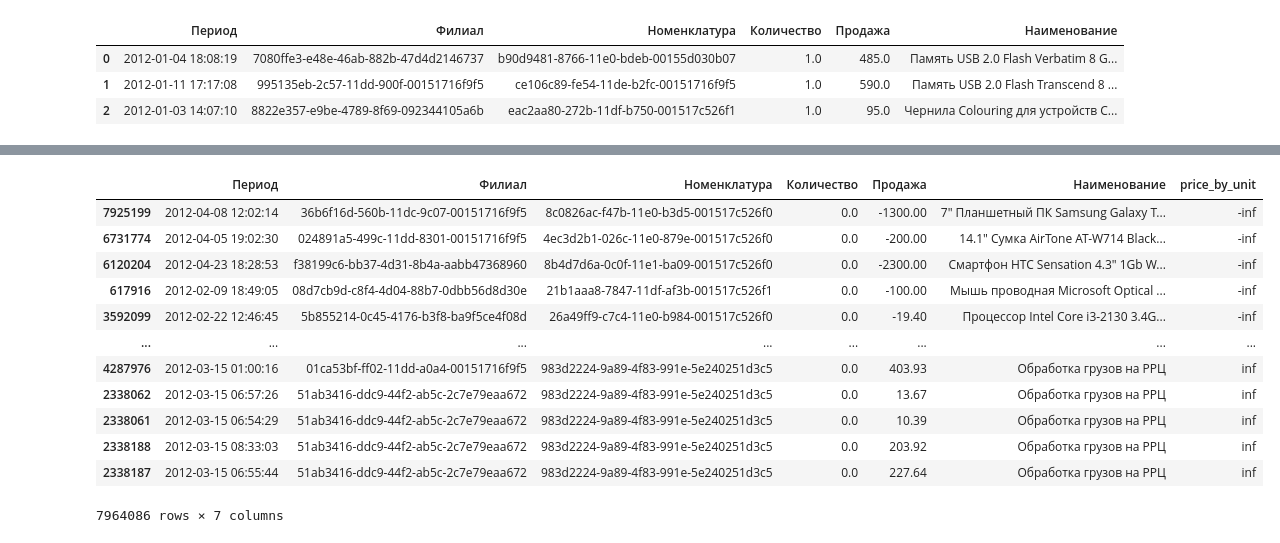
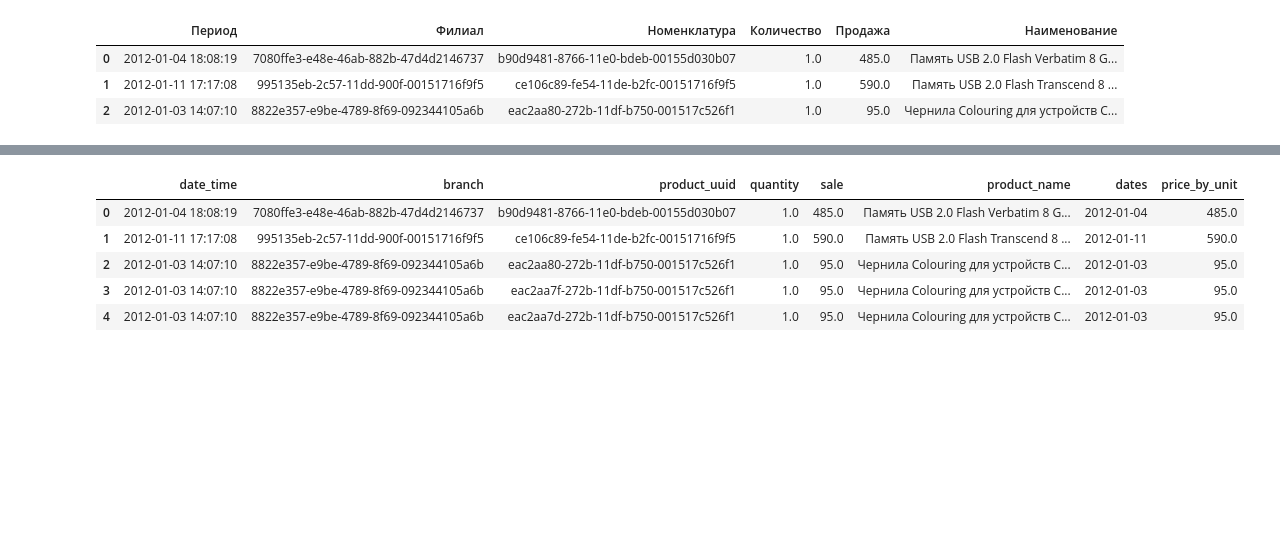
Before and after one commit to xenophorus/pyPlayGround, a Jupyter notebook: Untitled.ipynb, the cells around one changed output, grey strips where cells are left out. Cells and saved outputs as stored; diff of their text form; code cells hidden in the pictures; blank space fills up the shorter version.

```diff
--- a/Untitled.ipynb
+++ b/Untitled.ipynb
@@ -63,2 +66,4 @@ df_names_sales['Период'] = pd.to_datetime(a, yearfirst=True)
+# %%
+df_names_sales.columns = ["date_time", "branch", "product_uuid", "quantity", "sale", "product_name"]
 # %%
-df_names_sales.info()
+df_names_sales["dates"] = df_names_sales["date_time"].dt.date
@@ -79,2 +70,2 @@ memory usage: 364.6+ MB
 # %%
-df_names_sales[df_names_sales['Количество'] > 1].sort_values('Количество', ascending=False)
+df_names_sales = df_names_sales[df_names_sales['quantity'] > 0]
@@ -95,18 +72,11 @@ df_names_sales[df_names_sales['Количество'] > 1].sort_values('Коли
 # %%
-df_names_sales['price_by_unit'] = df_names_sales['Продажа'] / df_names_sales['Количество']
+df_names_sales['price_by_unit'] = df_names_sales['sale'] / df_names_sales['quantity']
 # %%
-df_names_sales.sort_values("price_by_unit")
+df_names_sales.head()
 # %% [output]
-|  | Период | Филиал | Номенклатура | Количество | Продажа | Наименование | price_by_unit |
-| 7925199 | 2012-04-08 12:02:14 | 36b6f16d-560b-11dc-9c07-00151716f9f5 | 8c0826ac-f47b-11e0-b3d5-001517c526f0 | 0.0 | -1300.00 | 7" Планшетный ПК Samsung Galaxy T... | -inf |
-| 6731774 | 2012-04-05 19:02:30 | 024891a5-499c-11dd-8301-00151716f9f5 | 4ec3d2b1-026c-11e0-879e-001517c526f0 | 0.0 | -200.00 | 14.1" Сумка AirTone AT-W714 Black... | -inf |
-| 6120204 | 2012-04-23 18:28:53 | f38199c6-bb37-4d31-8b4a-aabb47368960 | 8b4d7d6a-0c0f-11e1-ba09-001517c526f0 | 0.0 | -2300.00 | Смартфон HTC Sensation 4.3" 1Gb W... | -inf |
-| 617916 | 2012-02-09 18:49:05 | 08d7cb9d-c8f4-4d04-88b7-0dbb56d8d30e | 21b1aaa8-7847-11df-af3b-001517c526f1 | 0.0 | -100.00 | Мышь проводная Microsoft Optical ... | -inf |
-| 3592099 | 2012-02-22 12:46:45 | 5b855214-0c45-4176-b3f8-ba9f5ce4f08d | 26a49ff9-c7c4-11e0-b984-001517c526f0 | 0.0 | -19.40 | Процессор Intel Core i3-2130 3.4G... | -inf |
-| ... | ... | ... | ... | ... | ... | ... | ... |
-| 4287976 | 2012-03-15 01:00:16 | 01ca53bf-ff02-11dd-a0a4-00151716f9f5 | 983d2224-9a89-4f83-991e-5e240251d3c5 | 0.0 | 403.93 | Обработка грузов на РРЦ | inf |
-| 2338062 | 2012-03-15 06:57:26 | 51ab3416-ddc9-44f2-ab5c-2c7e79eaa672 | 983d2224-9a89-4f83-991e-5e240251d3c5 | 0.0 | 13.67 | Обработка грузов на РРЦ | inf |
-| 2338061 | 2012-03-15 06:54:29 | 51ab3416-ddc9-44f2-ab5c-2c7e79eaa672 | 983d2224-9a89-4f83-991e-5e240251d3c5 | 0.0 | 10.39 | Обработка грузов на РРЦ | inf |
-| 2338188 | 2012-03-15 08:33:03 | 51ab3416-ddc9-44f2-ab5c-2c7e79eaa672 | 983d2224-9a89-4f83-991e-5e240251d3c5 | 0.0 | 203.92 | Обработка грузов на РРЦ | inf |
-| 2338187 | 2012-03-15 06:55:44 | 51ab3416-ddc9-44f2-ab5c-2c7e79eaa672 | 983d2224-9a89-4f83-991e-5e240251d3c5 | 0.0 | 227.64 | Обработка грузов на РРЦ | inf |
+|  | date_time | branch | product_uuid | quantity | sale | product_name | dates | price_by_unit |
+| 0 | 2012-01-04 18:08:19 | 7080ffe3-e48e-46ab-882b-47d4d2146737 | b90d9481-8766-11e0-bdeb-00155d030b07 | 1.0 | 485.0 | Память USB 2.0 Flash Verbatim 8 G... | 2012-01-04 | 485.0 |
+| 1 | 2012-01-11 17:17:08 | 995135eb-2c57-11dd-900f-00151716f9f5 | ce106c89-fe54-11de-b2fc-00151716f9f5 | 1.0 | 590.0 | Память USB 2.0 Flash Transcend 8 ... | 2012-01-11 | 590.0 |
+| 2 | 2012-01-03 14:07:10 | 8822e357-e9be-4789-8f69-092344105a6b | eac2aa80-272b-11df-b750-001517c526f1 | 1.0 | 95.0 | Чернила Colouring для устройств C... | 2012-01-03 | 95.0 |
+| 3 | 2012-01-03 14:07:10 | 8822e357-e9be-4789-8f69-092344105a6b | eac2aa7f-272b-11df-b750-001517c526f1 | 1.0 | 95.0 | Чернила Colouring для устройств C... | 2012-01-03 | 95.0 |
+| 4 | 2012-01-03 14:07:10 | 8822e357-e9be-4789-8f69-092344105a6b | eac2aa7d-272b-11df-b750-001517c526f1 | 1.0 | 95.0 | Чернила Colouring для устройств C... | 2012-01-03 | 95.0 |
-7964086 rows × 7 columns
```
Also changed, not shown: parts of 11 cells of this notebook.
